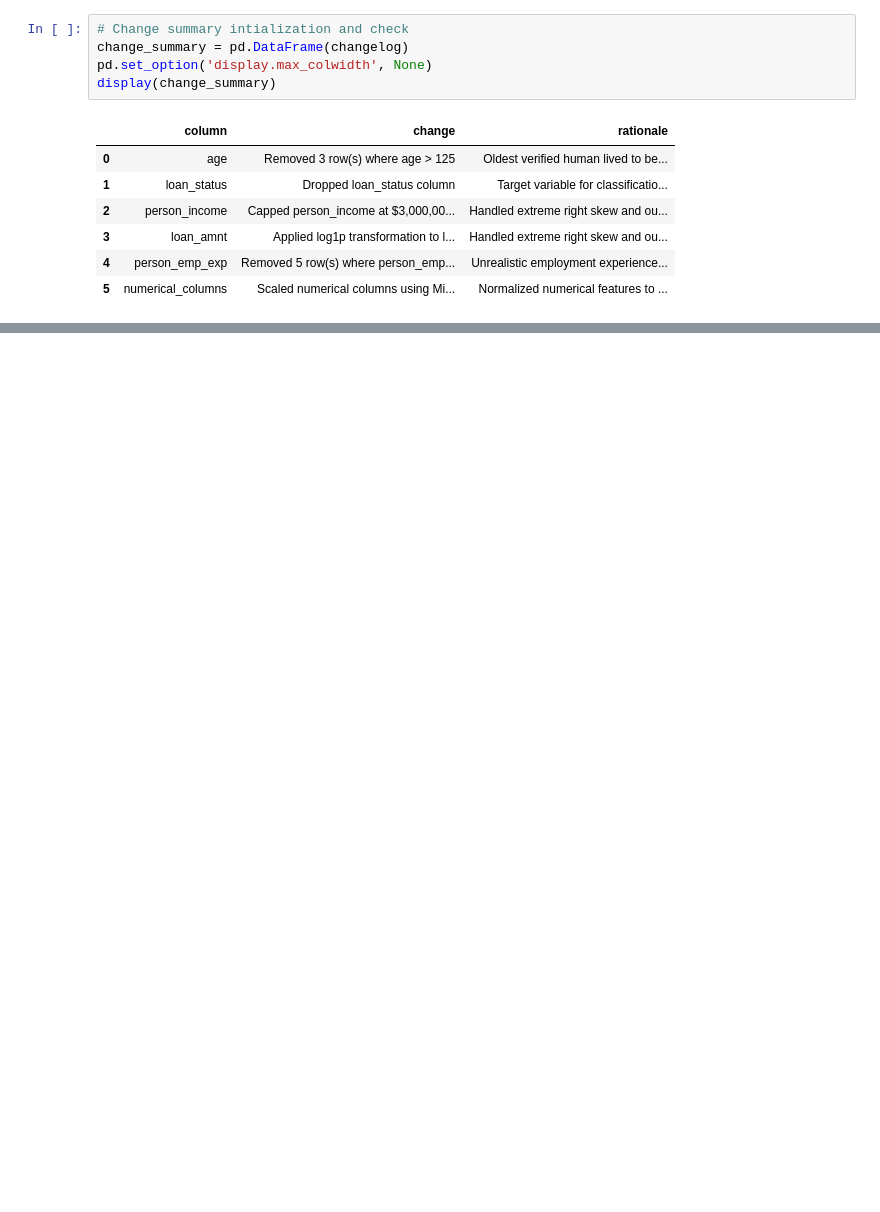
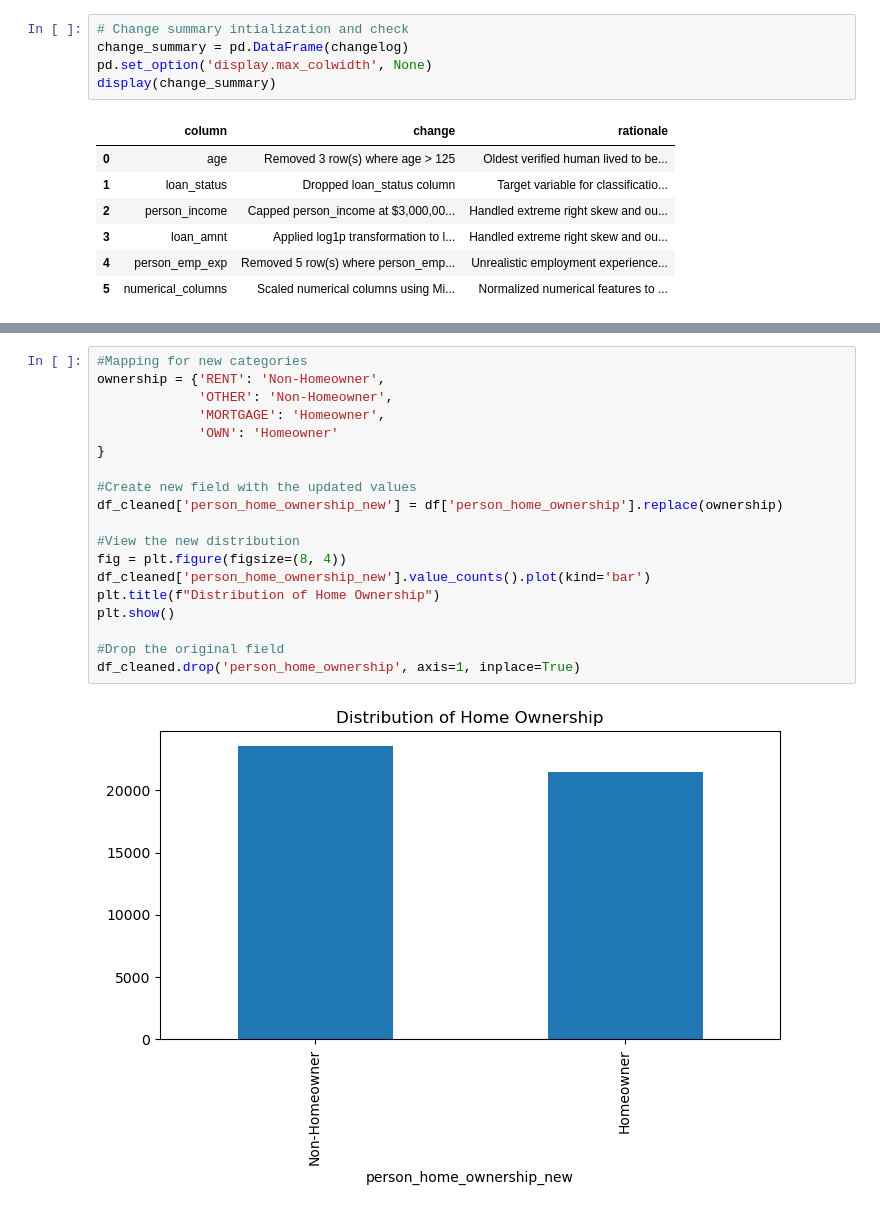
Before and after one commit to jb705249/SJU_DSS_740_Final_Project, a Jupyter notebook: Scr/initial_data_cleaning.ipynb, the cells around one changed output, grey strips where cells are left out. Cells and saved outputs as stored; diff of their text form; blank space fills up the shorter version.

```diff
--- a/Scr/initial_data_cleaning.ipynb
+++ b/Scr/initial_data_cleaning.ipynb
@@ -353,0 +433,21 @@ memory usage: 4.8+ MB
+# %%
+#Mapping for new categories
+ownership = {'RENT': 'Non-Homeowner',
+             'OTHER': 'Non-Homeowner',
+             'MORTGAGE': 'Homeowner',
+             'OWN': 'Homeowner'
+}
+
+#Create new field with the updated values
+df_cleaned['person_home_ownership_new'] = df['person_home_ownership'].replace(ownership)
+
+#View the new distribution
+fig = plt.figure(figsize=(8, 4))
+df_cleaned['person_home_ownership_new'].value_counts().plot(kind='bar')
+plt.title(f"Distribution of Home Ownership")
+plt.show()
+
+#Drop the original field
+df_cleaned.drop('person_home_ownership', axis=1, inplace=True)
+# %% [output]
+[figure, added]
```
Also changed, not shown: parts of 23 cells of this notebook.
